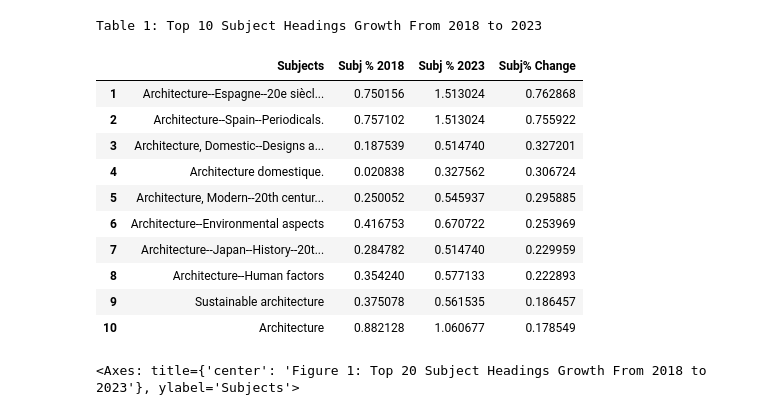
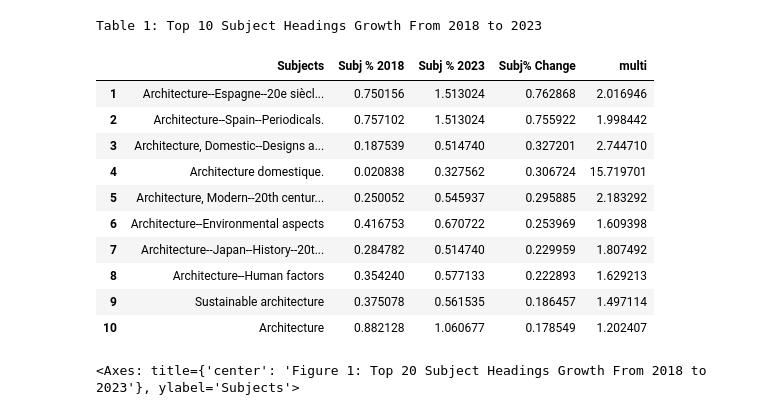
Before and after one commit to senderrr/Architecture, a Jupyter notebook: ArchitectureNotebookArticlePlots.ipynb, the cells around one changed output. Drawn from its saved outputs; the diff is of its cells as text; code cells hidden in the pictures.

Commit message:
multiplier

```diff
--- a/ArchitectureNotebookArticlePlots.ipynb
+++ b/ArchitectureNotebookArticlePlots.ipynb
@@ -203,38 +203,41 @@ comp_df2020
 # %%
 # plotting sorted  by 2023 Diff 2018 on all three subjects (largest to smallest positive change)
 ThreeSHChange2018 = diff_three_df2023.rename(columns={"2023 Diff 2018": "2023 Growth %"})
 ThreeSHChange2018 = ThreeSHChange2018.sort_values('2023 Growth %', ascending=False)
 
 # normalize decimals to percentage
 ThreeSHChange2018['Subj % 2018'] = ThreeSHChange2018['Subj % 2018'] * 100
 ThreeSHChange2018['Subj % 2023'] = ThreeSHChange2018['Subj % 2023'] *100
 
 # subtract years to see change
 ThreeSHChange2018['Subj% Change'] = ThreeSHChange2018['Subj % 2023'] - ThreeSHChange2018['Subj % 2018']
 
 #ThreeSHChange2018 = ThreeSHChange2018.sort_values('Subj% Change', ascending=False)
 ThreeSHChange2018 = ThreeSHChange2018[['Subjects', 'Subj % 2018', 'Subj % 2023', 'Subj% Change']]
 
+#multiplier
+ThreeSHChange2018['multi'] = ThreeSHChange2018['Subj % 2023'] / ThreeSHChange2018['Subj % 2018']
+
 # reindex to start at 1
 ThreeSHChange2018 = ThreeSHChange2018.head(10)
 ThreeSHChange2018.index = ThreeSHChange2018.index + 1
 
 # create a table title
 ThreeSHChange2018 = ThreeSHChange2018.style.set_caption('Table 1: Top 10 Subject Headings Growth From 2018 to 2023')
 ThreeSHChange2018
 # %% [output]
 Table 1: Top 10 Subject Headings Growth From 2018 to 2023
-|  | Subjects | Subj % 2018 | Subj % 2023 | Subj% Change |
-| 1 | Architecture--Espagne--20e siècl... | 0.750156 | 1.513024 | 0.762868 |
-| 2 | Architecture--Spain--Periodicals. | 0.757102 | 1.513024 | 0.755922 |
-| 3 | Architecture, Domestic--Designs a... | 0.187539 | 0.514740 | 0.327201 |
-| 4 | Architecture domestique. | 0.020838 | 0.327562 | 0.306724 |
-| 5 | Architecture, Modern--20th centur... | 0.250052 | 0.545937 | 0.295885 |
-| 6 | Architecture--Environmental aspects | 0.416753 | 0.670722 | 0.253969 |
-| 7 | Architecture--Japan--History--20t... | 0.284782 | 0.514740 | 0.229959 |
-| 8 | Architecture--Human factors | 0.354240 | 0.577133 | 0.222893 |
-| 9 | Sustainable architecture | 0.375078 | 0.561535 | 0.186457 |
-| 10 | Architecture | 0.882128 | 1.060677 | 0.178549 |
+|  | Subjects | Subj % 2018 | Subj % 2023 | Subj% Change | multi |
+| 1 | Architecture--Espagne--20e siècl... | 0.750156 | 1.513024 | 0.762868 | 2.016946 |
+| 2 | Architecture--Spain--Periodicals. | 0.757102 | 1.513024 | 0.755922 | 1.998442 |
+| 3 | Architecture, Domestic--Designs a... | 0.187539 | 0.514740 | 0.327201 | 2.744710 |
+| 4 | Architecture domestique. | 0.020838 | 0.327562 | 0.306724 | 15.719701 |
+| 5 | Architecture, Modern--20th centur... | 0.250052 | 0.545937 | 0.295885 | 2.183292 |
+| 6 | Architecture--Environmental aspects | 0.416753 | 0.670722 | 0.253969 | 1.609398 |
+| 7 | Architecture--Japan--History--20t... | 0.284782 | 0.514740 | 0.229959 | 1.807492 |
+| 8 | Architecture--Human factors | 0.354240 | 0.577133 | 0.222893 | 1.629213 |
+| 9 | Sustainable architecture | 0.375078 | 0.561535 | 0.186457 | 1.497114 |
+| 10 | Architecture | 0.882128 | 1.060677 | 0.178549 | 1.202407 |
 # %%
 # plotting sorted  by 2023 Diff 2018 on all three subjects (largest to smallest positive change)
 ThreeSHChange2018 = diff_three_df2023.rename(columns={"2023 Diff 2018": "2023 Growth %"})
```
